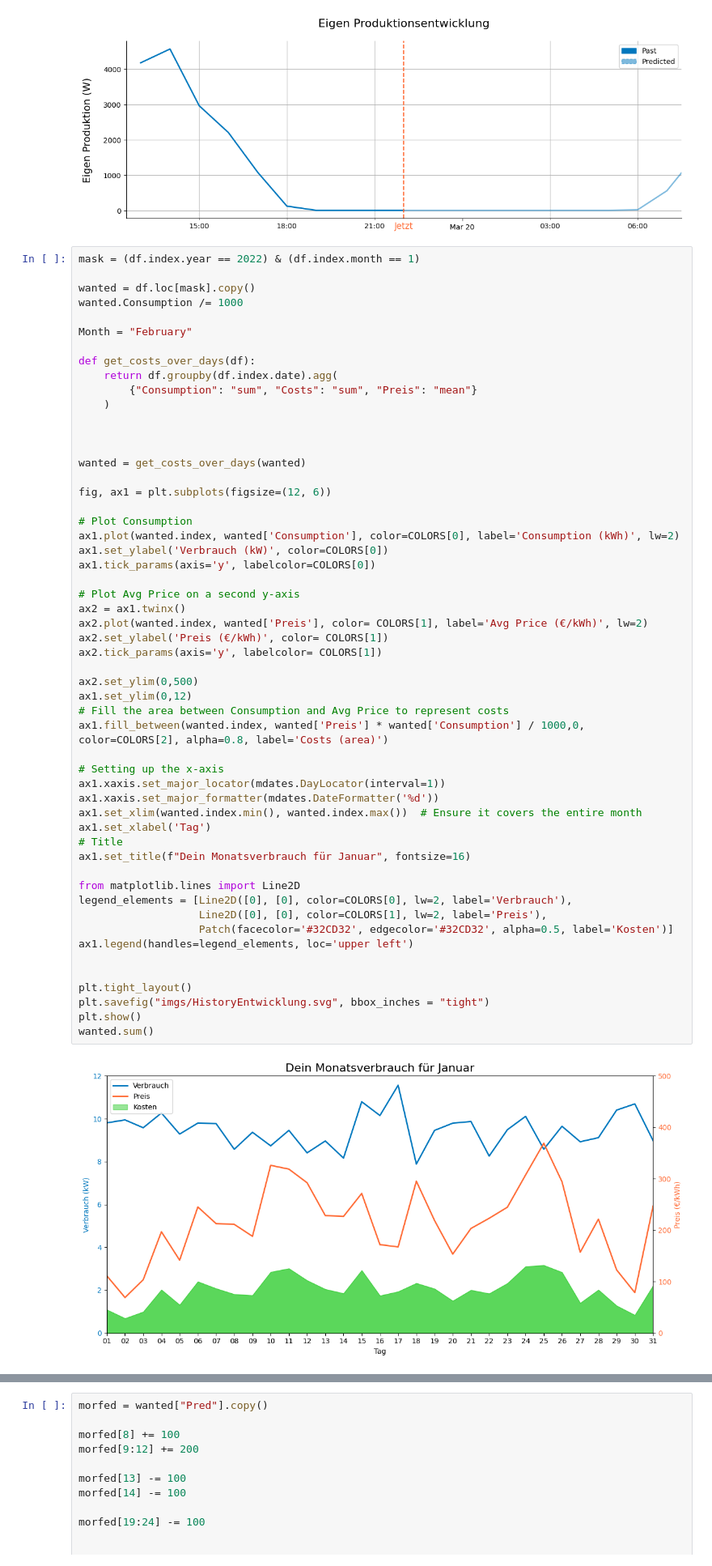
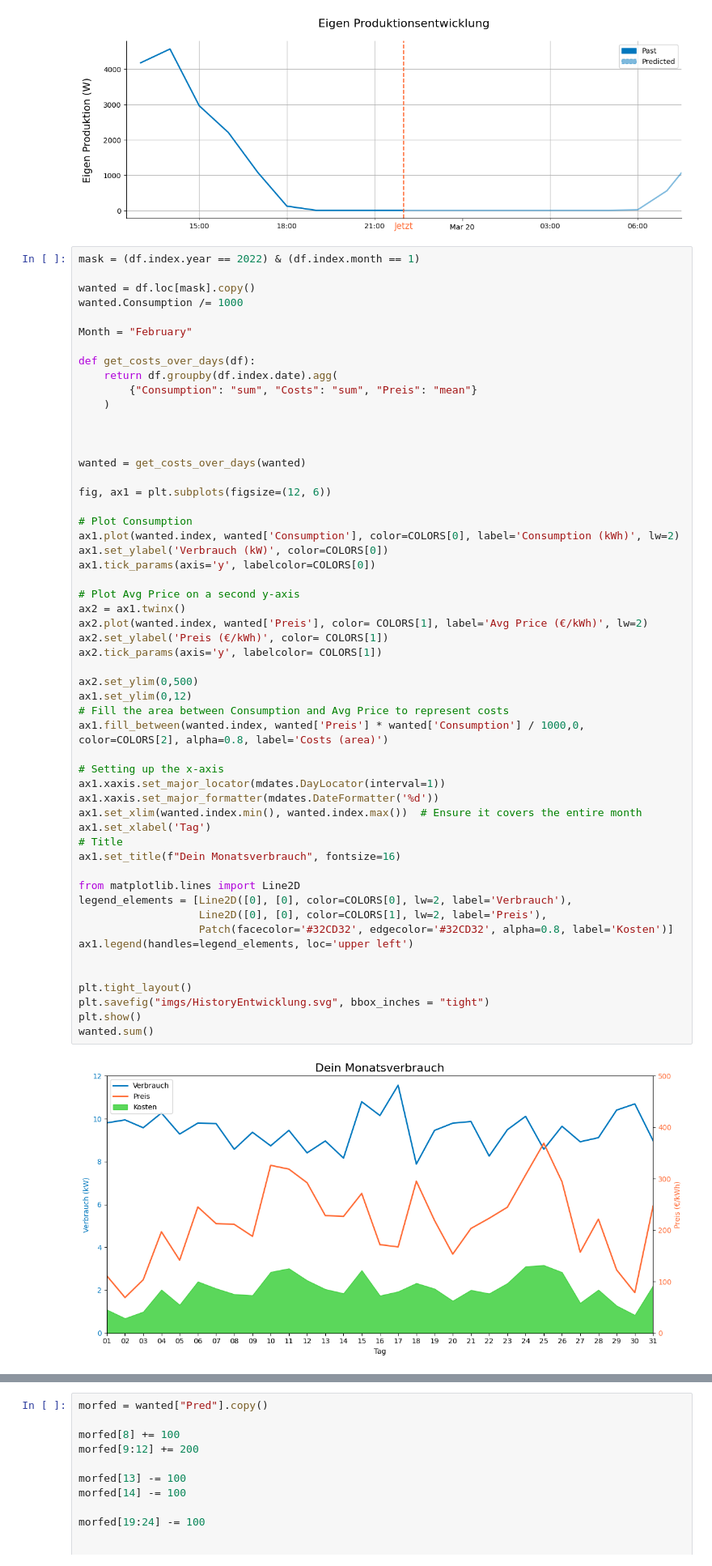
Before and after one commit to MockaWolke/SmartCity, a Jupyter notebook: plots.ipynb, the cells around one changed output, grey strips where cells are left out. Shown at 81% size. Drawn from its saved outputs; the diff is of its cells as text.

```diff
--- a/plots.ipynb
+++ b/plots.ipynb
@@ -333,36 +333,36 @@ ax1.tick_params(axis='y', labelcolor=COLORS[0])
 
 # Plot Avg Price on a second y-axis
 ax2 = ax1.twinx()
 ax2.plot(wanted.index, wanted['Preis'], color= COLORS[1], label='Avg Price (€/kWh)', lw=2)
 ax2.set_ylabel('Preis (€/kWh)', color= COLORS[1])
 ax2.tick_params(axis='y', labelcolor= COLORS[1])
 
 ax2.set_ylim(0,500)
 ax1.set_ylim(0,12)
 # Fill the area between Consumption and Avg Price to represent costs
 ax1.fill_between(wanted.index, wanted['Preis'] * wanted['Consumption'] / 1000,0, color=COLORS[2], alpha=0.8, label='Costs (area)')
 
 # Setting up the x-axis
 ax1.xaxis.set_major_locator(mdates.DayLocator(interval=1))
 ax1.xaxis.set_major_formatter(mdates.DateFormatter('%d'))
 ax1.set_xlim(wanted.index.min(), wanted.index.max())  # Ensure it covers the entire month
 ax1.set_xlabel('Tag')
 # Title
-ax1.set_title(f"Dein Monatsverbrauch für Januar", fontsize=16)
+ax1.set_title(f"Dein Monatsverbrauch", fontsize=16)
 
 from matplotlib.lines import Line2D
 legend_elements = [Line2D([0], [0], color=COLORS[0], lw=2, label='Verbrauch'),
                    Line2D([0], [0], color=COLORS[1], lw=2, label='Preis'),
-                   Patch(facecolor='#32CD32', edgecolor='#32CD32', alpha=0.5, label='Kosten')]
+                   Patch(facecolor='#32CD32', edgecolor='#32CD32', alpha=0.8, label='Kosten')]
 ax1.legend(handles=legend_elements, loc='upper left')
 
 
 plt.tight_layout()
 plt.savefig("imgs/HistoryEntwicklung.svg", bbox_inches = "tight")
 plt.show()
 wanted.sum()
 # %% [output]
-[figure, old version]
+[figure, new version]
 Consumption      293.8780
 Costs          64093.8301
 Preis           6620.2150
```
Also changed, not shown: parts of 4 cells of this notebook, 3 other files.
